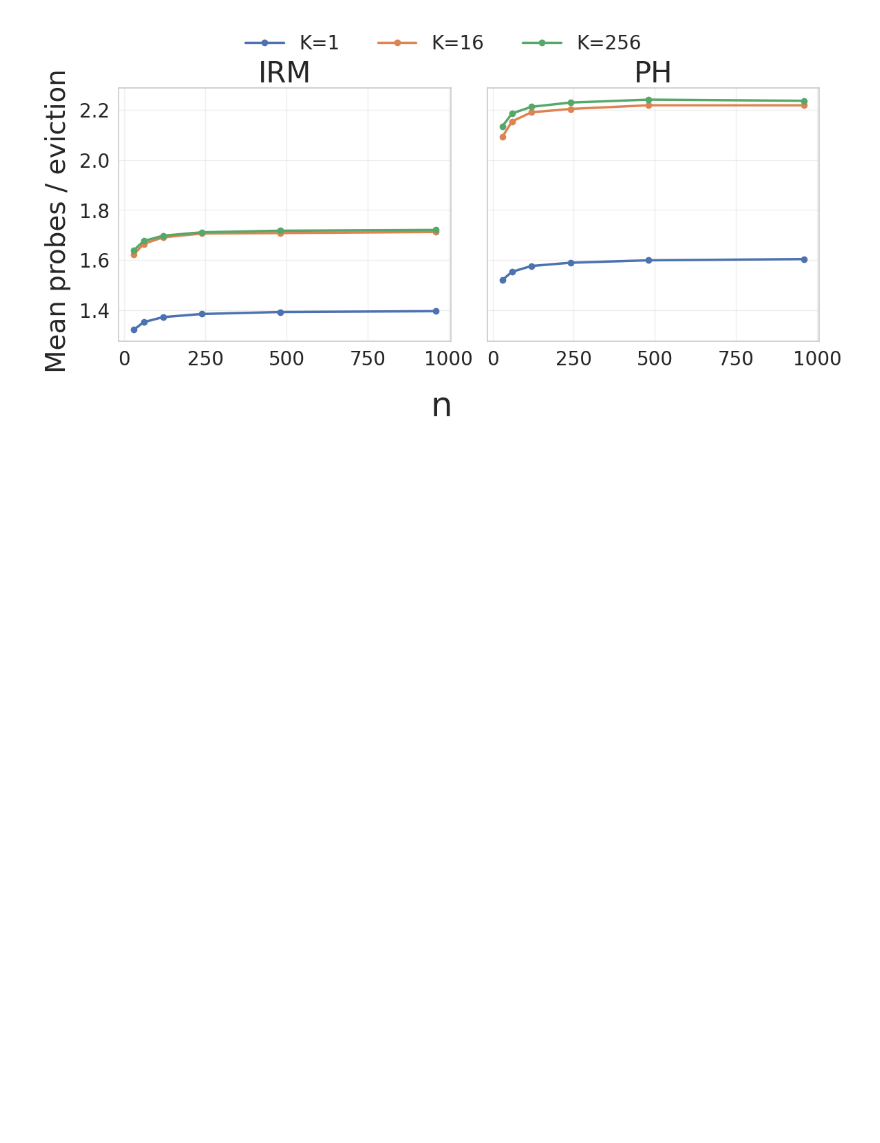
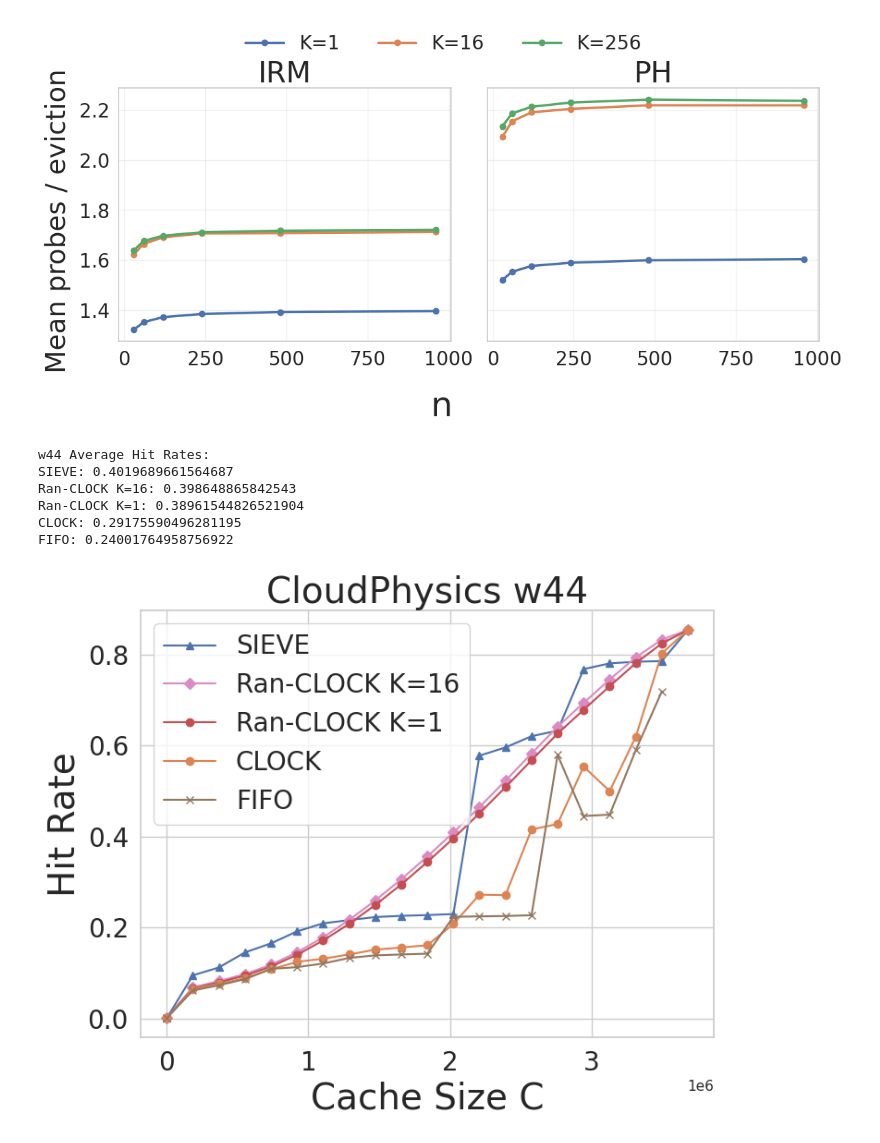
Before and after one commit to Effygal/cache-modeling, a Jupyter notebook: mrc-analysis2.ipynb, the cells around one changed output. Cells and saved outputs as stored; diff of their text form; code cells hidden in the pictures; blank space fills up the shorter version.

```diff
--- a/mrc-analysis2.ipynb
+++ b/mrc-analysis2.ipynb
@@ -652,3 +666,50 @@ plt.savefig("probe_vs_n.pdf", bbox_inches="tight")
 plt.show()
 # %% [output]
 [figure]
+# %%
+# block io traces
+w44 = np.loadtxt('/mnt/oldssd/opt/traces/w44_r.txt', dtype=np.int32)
+w44[:, 0] += 7
+w44 = tg.squash(tg.unroll(w44 // 8))
+
+rc_w44_c, rc_w44_hr = sim_ran_clock(w44, cnt=1)
+rc_w44_c16, rc_w44_hr16 = sim_ran_clock(w44, cnt=16)
+cc_w44_c, cc_w44_hr = sim_clock(w44)
+s_w44_c, sw44_hr = sim_sieve(w44)
+f_w44_c, fw44_hr = sim_fifo(w44)
+# %%
+avgs_w44 = [('SIEVE', np.mean(np.array(sw44_hr))),
+            ('CLOCK', np.mean(np.array(cc_w44_hr))),
+            ('Ran-CLOCK K=16', np.mean(np.array(rc_w44_hr16))),
+            ('Ran-CLOCK K=1', np.mean(np.array(rc_w44_hr))),
+            ('FIFO', np.mean(np.array(fw44_hr)))]
+avgs_w44.sort(key=lambda x: x[1], reverse=True)
+print("w44 Average Hit Rates:")
+for name, avg in avgs_w44:
+    print(f"{name}: {avg}")
+# %% [output]
+w44 Average Hit Rates:
+SIEVE: 0.4019689661564687
+Ran-CLOCK K=16: 0.398648865842543
+Ran-CLOCK K=1: 0.38961544826521904
+CLOCK: 0.29175590496281195
+FIFO: 0.24001764958756922
+# %%
+plt.figure(figsize=(8,6))
+ax = plt.gca()
+ax.tick_params(axis='both', labelsize=20)
+plt.plot(s_w44_c, sw44_hr, color=palette[0], marker='^', label='SIEVE')
+plt.plot(rc_w44_c16, rc_w44_hr16, color=palette[6], marker='D', label='Ran-CLOCK K=16')
+plt.plot(rc_w44_c, rc_w44_hr, color=palette[3], marker='o', label='Ran-CLOCK K=1')
+plt.plot(cc_w44_c, cc_w44_hr, color=palette[1], marker='o', label='CLOCK')
+plt.plot(f_w44_c, fw44_hr, color=palette[5], marker='x', label='FIFO')
+
+plt.xlabel('Cache Size C', fontsize=28)
+plt.ylabel('Hit Rate', fontsize=28)
+plt.legend(fontsize=20)
+plt.title('CloudPhysics w44', fontsize=28)
+plt.grid(True)
+plt.savefig('mrcs_w44.pdf', bbox_inches='tight', format='pdf')
+plt.show()
+# %% [output]
+[figure, added]
```
Also changed, not shown: parts of 20 cells of this notebook.
